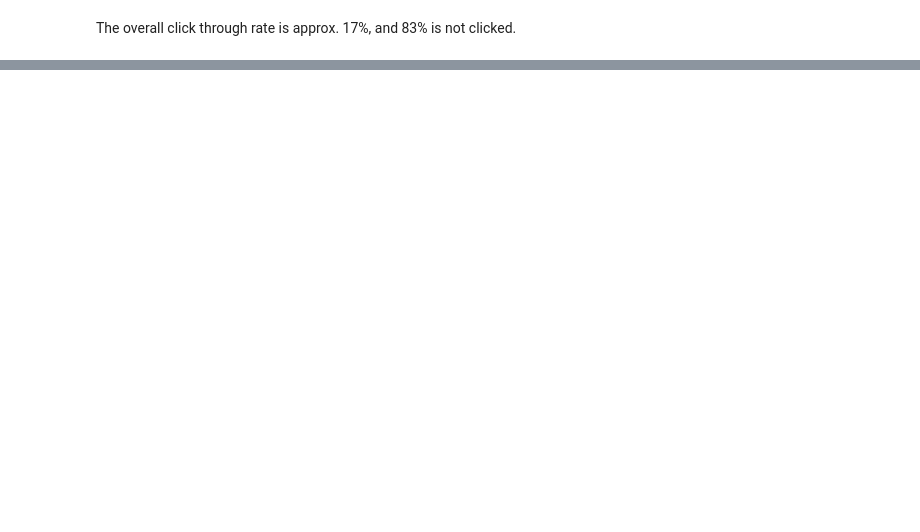
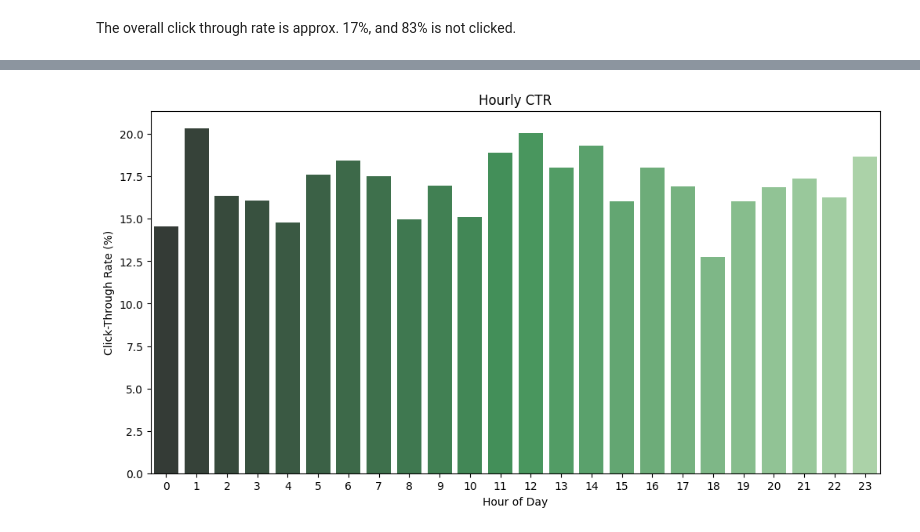
Before and after one commit to ftmoztl/CTR-prediction-with-catboost, a Jupyter notebook: CTR-analysis-prediction.ipynb, the cells around one changed output, grey strips where cells are left out. Saved outputs shown, nothing was run; the diff lists cells and outputs as text; code cells hidden in the pictures; blank space fills up the shorter version.

```diff
--- a/CTR-analysis-prediction.ipynb
+++ b/CTR-analysis-prediction.ipynb
@@ -120,0 +147,31 @@ The overall click through rate is approx. 17%, and 83% is not clicked.
+# %%
+import seaborn as sns
+import matplotlib.pyplot as plt
+
+# Filter rows where 'click' column is 1
+df_click = train[train['click'] == 1]
+
+# Calculate interaction counts per hour
+df_interaction = train[['hour_of_day', 'click']].groupby(['hour_of_day']).count().reset_index()
+df_interaction.rename(columns={'click': 'interaction'}, inplace=True)
+
+# Calculate click counts per hour
+df_clicks = df_click[['hour_of_day', 'click']].groupby(['hour_of_day']).count().reset_index()
+df_interaction['clicks'] = df_clicks['click']
+
+# Calculate Click-Through Rate (CTR) per hour
+df_interaction['CTR'] = (df_interaction['clicks'] / df_interaction['interaction']) * 100
+
+pal = sns.color_palette("Greens_d", len(df_interaction))
+rank = df_interaction['CTR'].sort_values().reset_index()['CTR'].argsort().argsort()
+
+# Create a bar plot for Hourly CTR
+plt.figure(figsize=(12, 6))
+sns.barplot(x='hour_of_day', y='CTR', data=df_interaction, palette=np.array(pal[::-1])[rank])
+plt.title('Hourly CTR')
+plt.ylabel('Click-Through Rate (%)')
+plt.xlabel('Hour of Day')
+
+plt.show()
+# %% [output]
+[figure, added]
```
Also changed, not shown: parts of 7 cells of this notebook.
